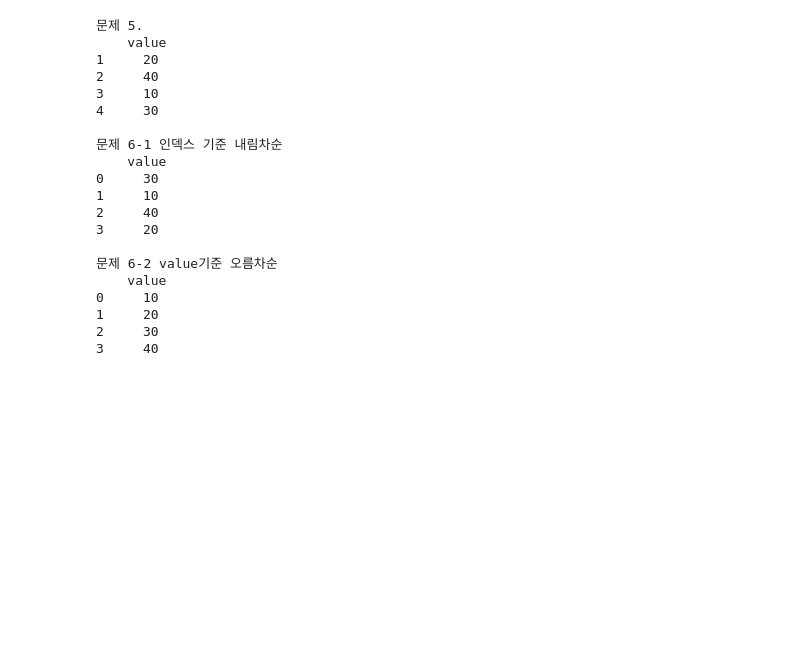
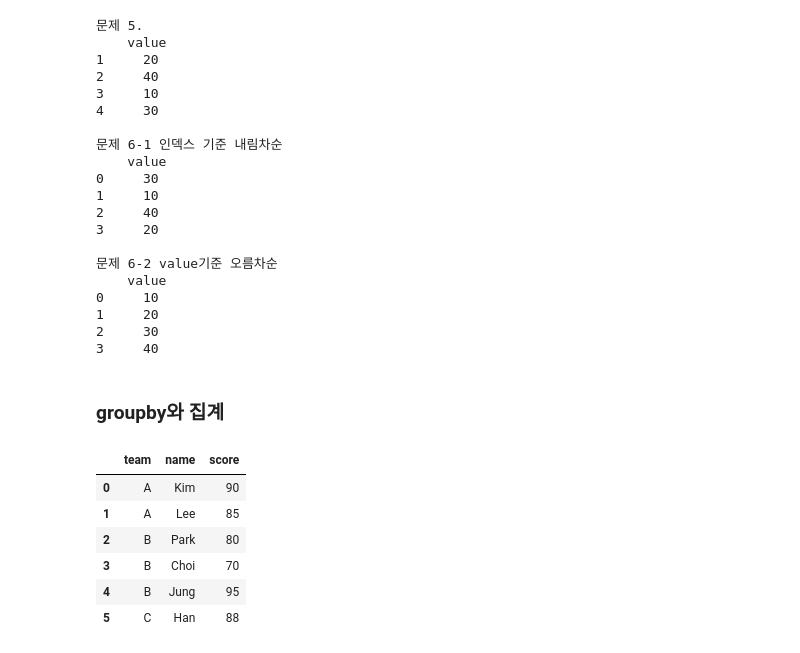
Before and after one commit to kimwjdhyun/KDT_RE_5th_Python, a Jupyter notebook: DataAnalysis/05_pandas.ipynb, the cells around one changed output. Drawn from its saved outputs; the diff is of its cells as text; code cells hidden in the pictures; blank space fills up the shorter version.

Commit message:
groupby 정리 및 실습

```diff
--- a/DataAnalysis/05_pandas.ipynb
+++ b/DataAnalysis/05_pandas.ipynb
@@ -849,3 +849,28 @@ print("\n문제 6-2 value기준 오름차순\n", df3)
 1     20
 2     30
 3     40
+# %% [markdown]
+### groupby와 집계
+# %%
+df = pd.DataFrame({
+    'team': ['A', 'A', 'B', 'B', 'B', 'C'],
+    'name': ['Kim', 'Lee', 'Park', 'Choi', 'Jung', 'Han'],
+    'score': [90, 85, 80, 70, 95, 88]
+})
+df
+
+# 	team	name	score
+# 0	 A	    Kim	     90
+# 1	 A	    Lee      85
+# 2	 B	    Park	 80
+# 3	 B	    Choi	 70
+# 4	 B	    Jung	 95
+# 5	 C	    Han	     88
+# %% [output]
+|  | team | name | score |
+| 0 | A | Kim | 90 |
+| 1 | A | Lee | 85 |
+| 2 | B | Park | 80 |
+| 3 | B | Choi | 70 |
+| 4 | B | Jung | 95 |
+| 5 | C | Han | 88 |
```
Also changed, not shown: parts of 11 cells of this notebook.
